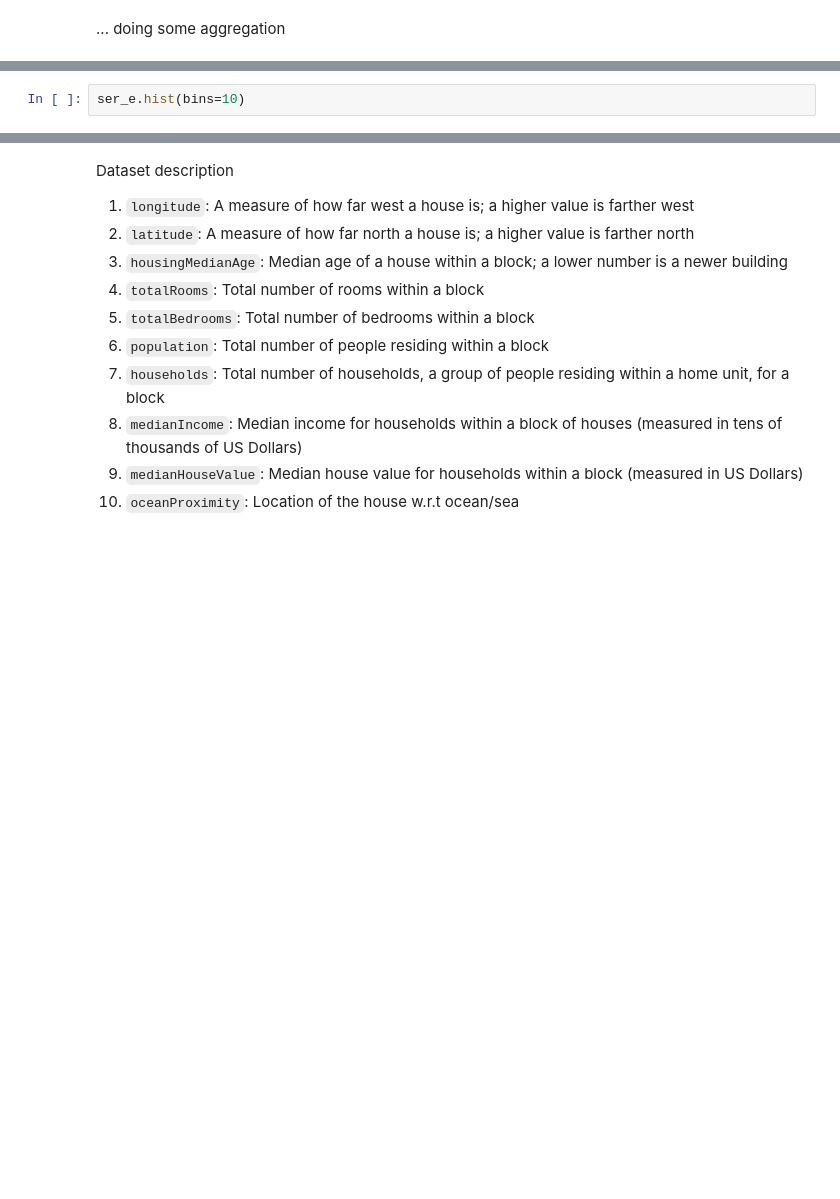
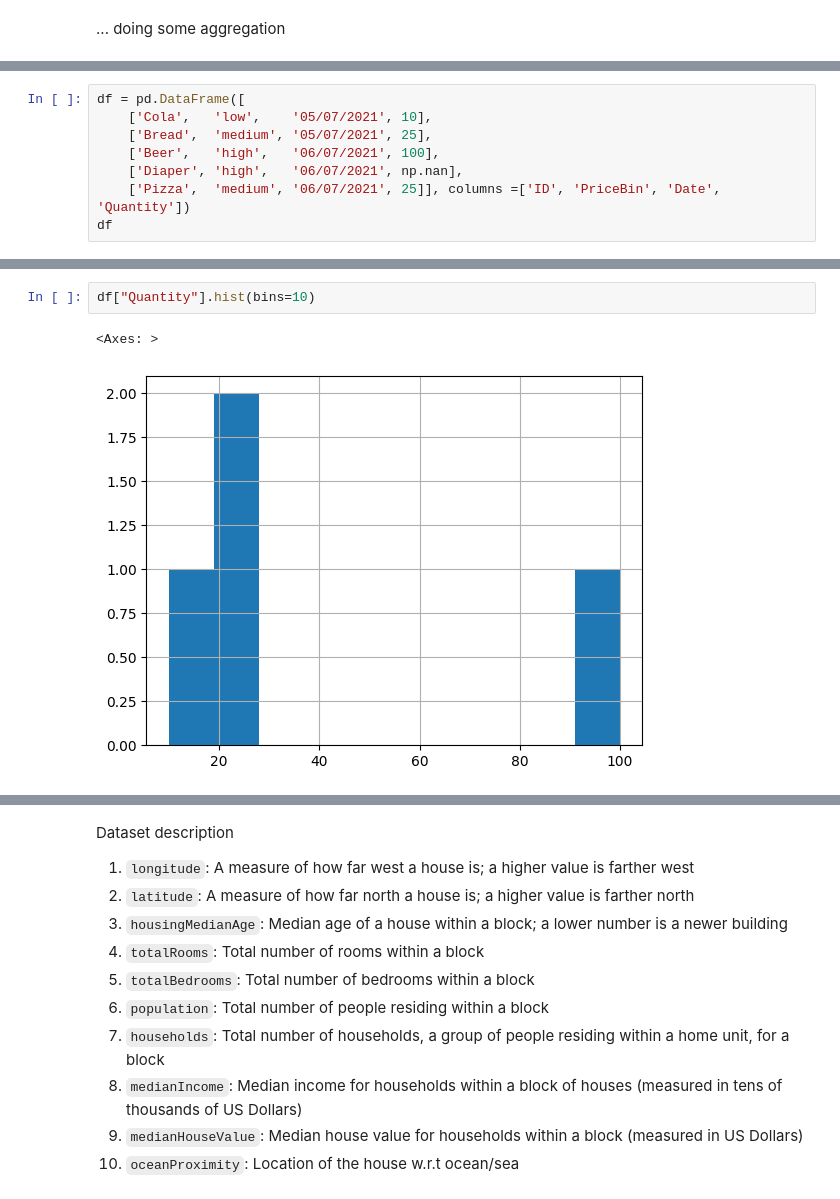
Before and after one commit to w4bo/teaching-handsondatapipelines, a Jupyter notebook: materials/01-DataPreprocessing.ipynb, the cells around one changed output, grey strips where cells are left out. Cells and saved outputs as stored; diff of their text form; blank space fills up the shorter version.

```diff
--- a/materials/01-DataPreprocessing.ipynb
+++ b/materials/01-DataPreprocessing.ipynb
@@ -48,0 +214,8 @@ ser_e
+# %%
+df = pd.DataFrame([
+    ['Cola',   'low',    '05/07/2021', 10],
+    ['Bread',  'medium', '05/07/2021', 25],
+    ['Beer',   'high',   '06/07/2021', 100],
+    ['Diaper', 'high',   '06/07/2021', np.nan],
+    ['Pizza',  'medium', '06/07/2021', 25]], columns =['ID', 'PriceBin', 'Date', 'Quantity'])
+df
@@ -55,2 +323,5 @@ ser_e.value_counts()
 # %%
-ser_e.hist(bins=10)
+df["Quantity"].hist(bins=10)
+# %% [output]
+<Axes: >
+[figure, added]
```
Also changed, not shown: parts of 81 cells of this notebook, 1 other file.
